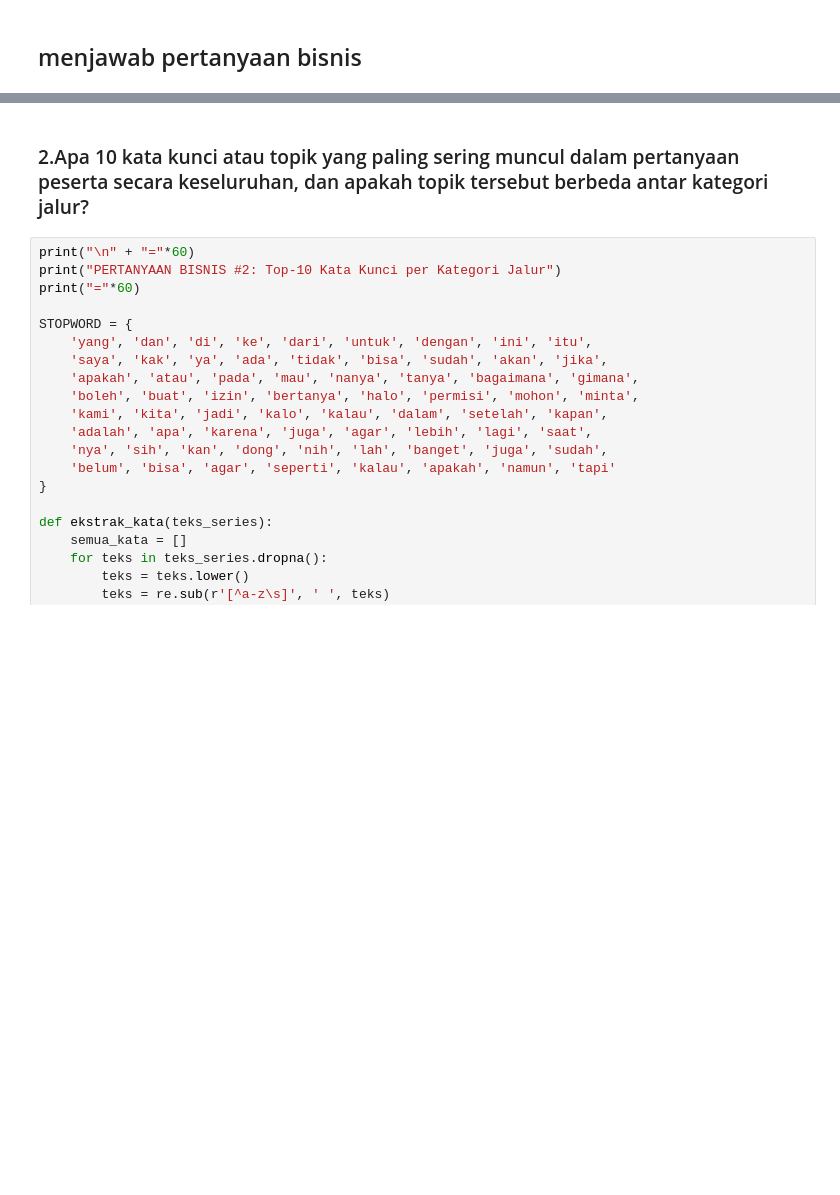
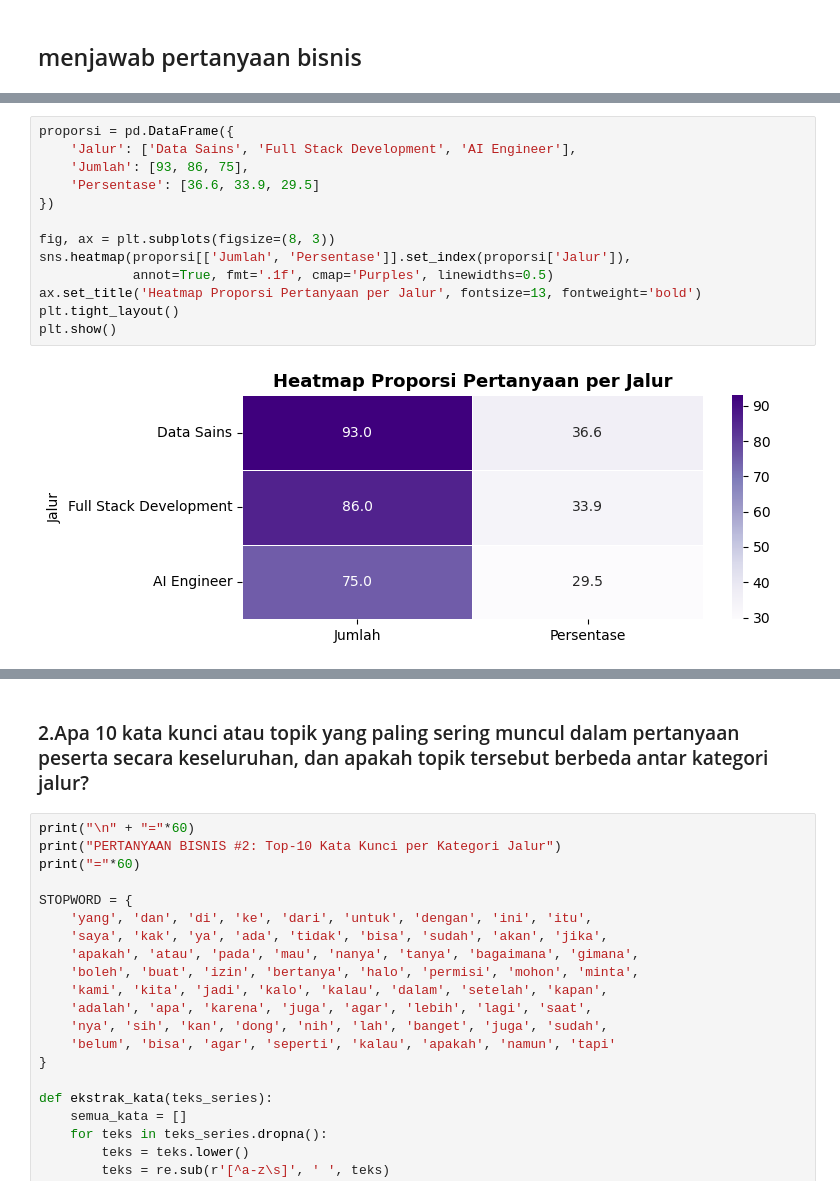
Before and after one commit to devilistiani/coding_camp_copilot, a Jupyter notebook: prosesing.ipynb, the cells around one changed output, grey strips where cells are left out. Saved outputs shown, nothing was run; the diff lists cells and outputs as text; blank space fills up the shorter version.

```diff
--- a/prosesing.ipynb
+++ b/prosesing.ipynb
@@ -928,0 +1156,15 @@ Data tidak teridentifikasi (Path NaN): 111 baris (dihapus saat cleaning)
+# %%
+proporsi = pd.DataFrame({
+    'Jalur': ['Data Sains', 'Full Stack Development', 'AI Engineer'],
+    'Jumlah': [93, 86, 75],
+    'Persentase': [36.6, 33.9, 29.5]
+})
+
+fig, ax = plt.subplots(figsize=(8, 3))
+sns.heatmap(proporsi[['Jumlah', 'Persentase']].set_index(proporsi['Jalur']),
+            annot=True, fmt='.1f', cmap='Purples', linewidths=0.5)
+ax.set_title('Heatmap Proporsi Pertanyaan per Jalur', fontsize=13, fontweight='bold')
+plt.tight_layout()
+plt.show()
+# %% [output]
+[figure, added]
```
Also changed, not shown: parts of 12 cells of this notebook.
